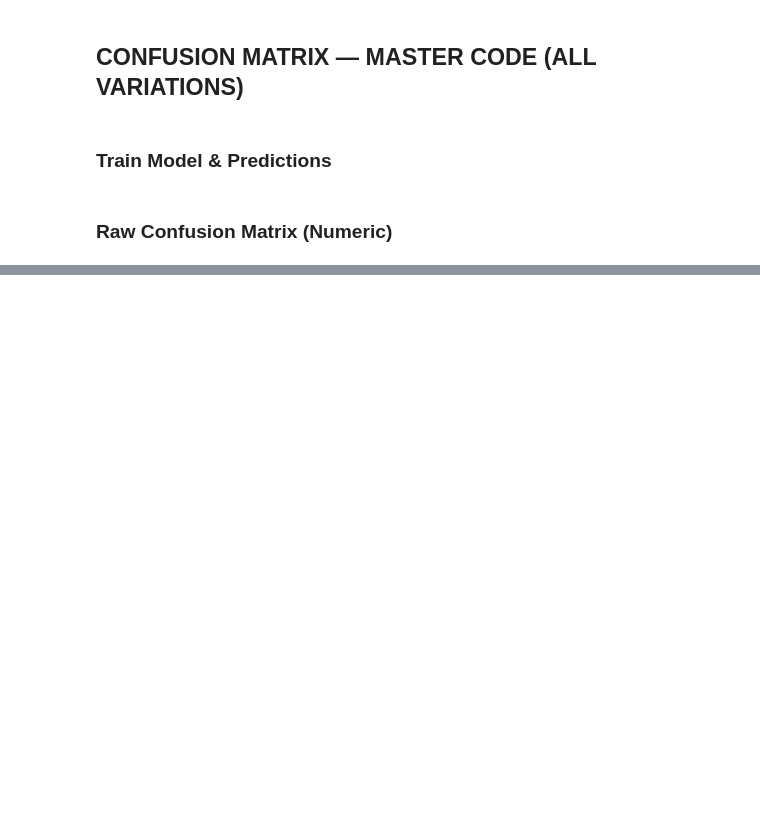
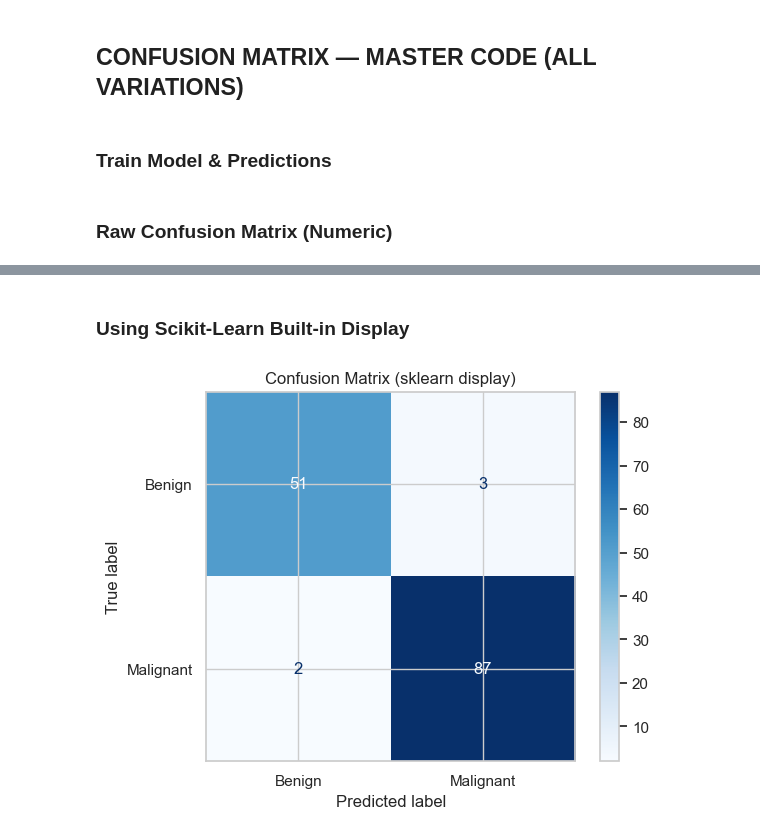
Before and after one commit to Biswamitra4599/DataAnalysis, a Jupyter notebook: Model Behavior/Confusion_Matrix.ipynb, the cells around one changed output, grey strips where cells are left out. Saved outputs shown, nothing was run; the diff lists cells and outputs as text; code cells hidden in the pictures; blank space fills up the shorter version.

```diff
--- a/Model Behavior/Confusion_Matrix.ipynb
+++ b/Model Behavior/Confusion_Matrix.ipynb
@@ -38,0 +83,13 @@ y_pred = model.predict(X_test)
+# %% [markdown]
+### Using Scikit-Learn Built-in Display
+# %%
+disp = ConfusionMatrixDisplay(
+    confusion_matrix=cm,
+    display_labels=["Benign", "Malignant"]
+)
+
+disp.plot(cmap="Blues")
+plt.title("Confusion Matrix (sklearn display)")
+plt.show()
+# %% [output]
+[figure, added]
```
Also changed, not shown: parts of 11 cells of this notebook, 1 other file.
